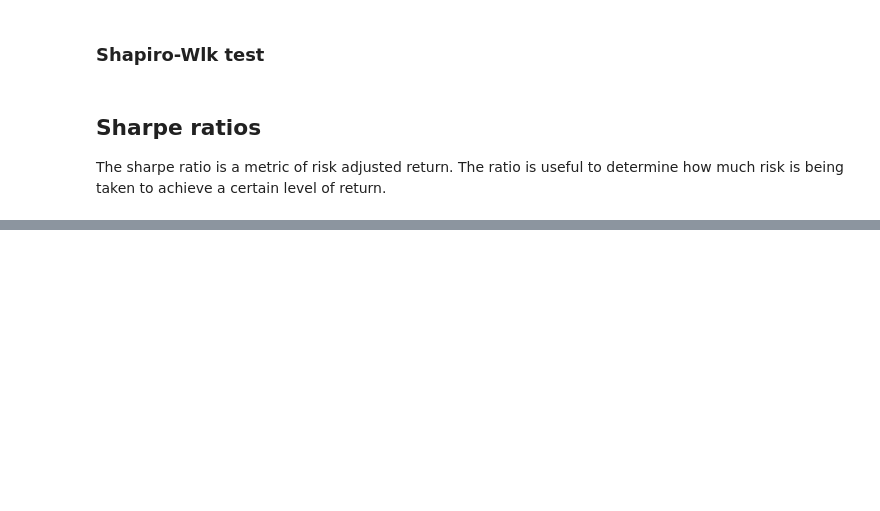
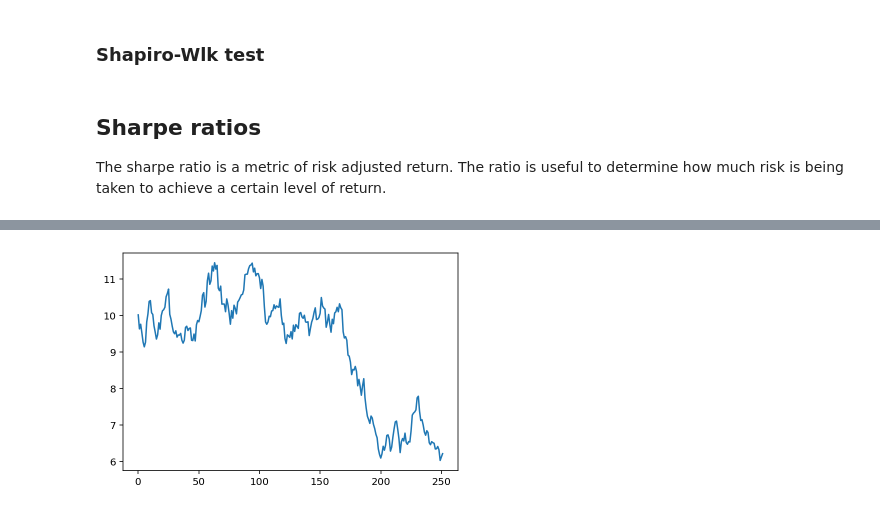
Before and after one commit to hilljtm/risk_management, a Jupyter notebook: Stock_investing.ipynb, the cells around one changed output, grey strips where cells are left out. Saved outputs shown, nothing was run; the diff lists cells and outputs as text; code cells hidden in the pictures; blank space fills up the shorter version.

```diff
--- a/Stock_investing.ipynb
+++ b/Stock_investing.ipynb
@@ -166,0 +257,17 @@ print("The SMB coefficient is ", smb_coeff, " and is ", significant_msg)
+# %%
+# Set simulation parameters
+mu = np.mean(achc['Returns'])
+vol = np.std(achc['Returns'])
+T = 252
+S0 = 10
+
+# Add one to the random returns
+rand_rets = np.random.normal(mu, vol, T) + 1
+
+# Forecasted random walk
+forecasted_values = S0 * rand_rets.cumprod()
+
+plt.plot(range(0, T), forecasted_values)
+plt.show()
+# %% [output]
+[figure, added]
```
Also changed, not shown: parts of 16 cells of this notebook.
